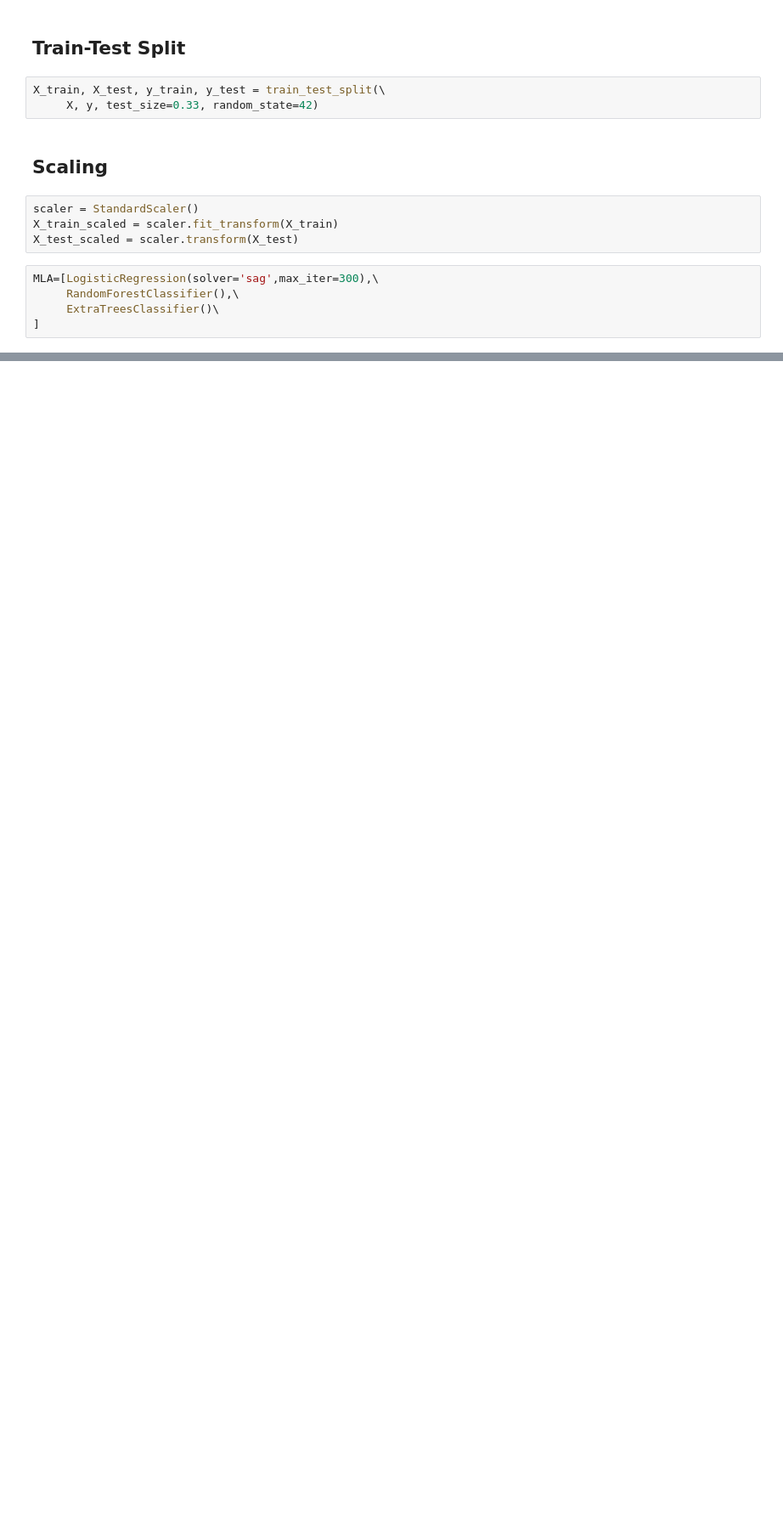
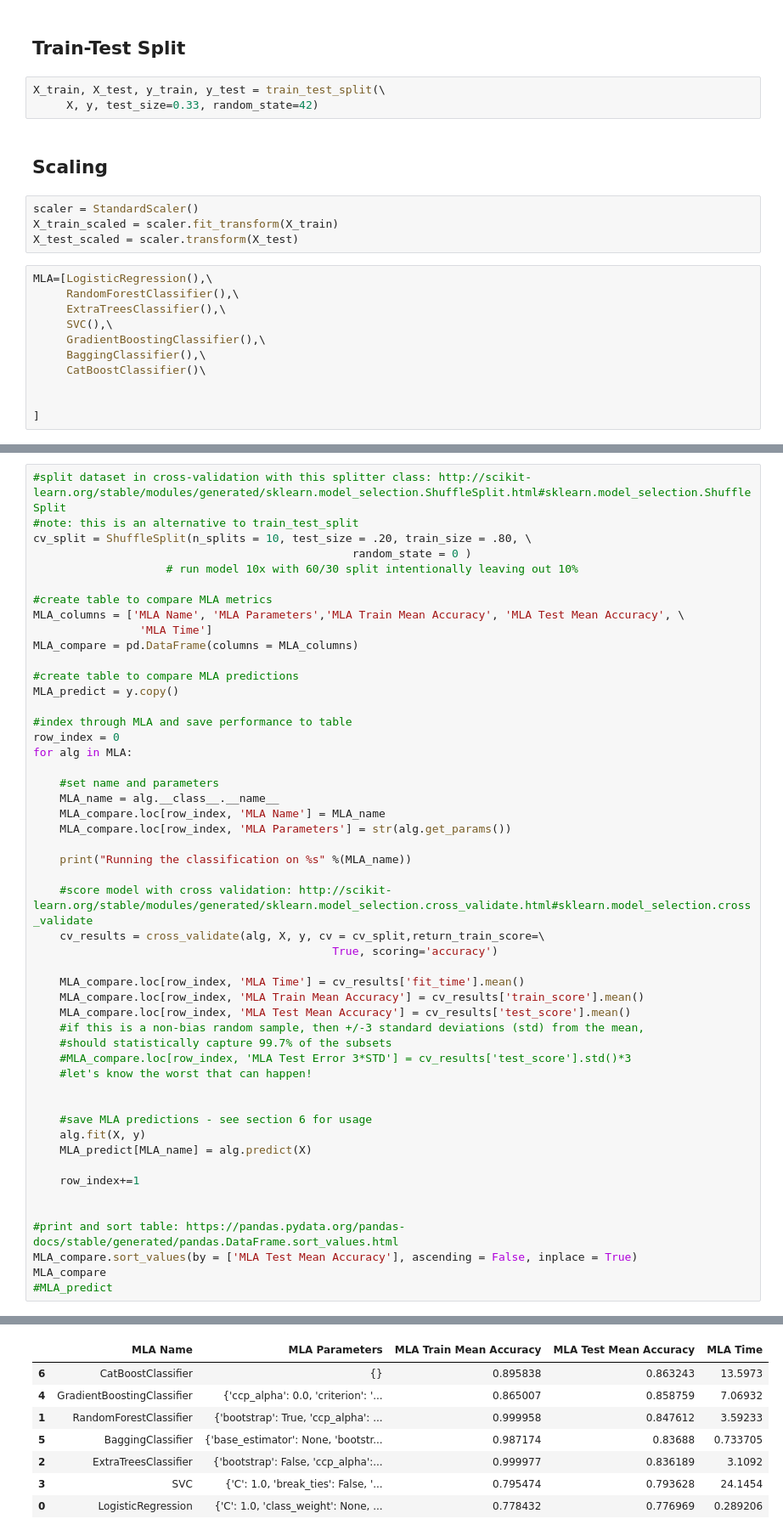
Before and after one commit to amanG251314/Income_Classifier, a Jupyter notebook: Model_Compare.ipynb, the cells around one changed output, grey strips where cells are left out. Shown: that part at 85% size. Cells and saved outputs as stored; diff of their text form; blank space fills up the shorter version.

```diff
--- a/Model_Compare.ipynb
+++ b/Model_Compare.ipynb
@@ -55,9 +55,15 @@ scaler = StandardScaler()
 X_train_scaled = scaler.fit_transform(X_train)
 X_test_scaled = scaler.transform(X_test)
 # %%
-MLA=[LogisticRegression(solver='sag',max_iter=300),\
+MLA=[LogisticRegression(),\
      RandomForestClassifier(),\
-     ExtraTreesClassifier()\
+     ExtraTreesClassifier(),\
+     SVC(),\
+     GradientBoostingClassifier(),\
+     BaggingClassifier(),\
+     CatBoostClassifier()\
+
+
 ]
 # %%
 MLA
@@ -67,0 +78,51 @@ MLA
+# %%
+#split dataset in cross-validation with this splitter class: http://scikit-learn.org/stable/modules/generated/sklearn.model_selection.ShuffleSplit.html#sklearn.model_selection.ShuffleSplit
+#note: this is an alternative to train_test_split
+cv_split = ShuffleSplit(n_splits = 10, test_size = .20, train_size = .80, \
+                                                random_state = 0 )
+                    # run model 10x with 60/30 split intentionally leaving out 10%
+
+#create table to compare MLA metrics
+MLA_columns = ['MLA Name', 'MLA Parameters','MLA Train Mean Accuracy', 'MLA Test Mean Accuracy', \
+                'MLA Time']
+MLA_compare = pd.DataFrame(columns = MLA_columns)
+
+#create table to compare MLA predictions
+MLA_predict = y.copy()
+
+#index through MLA and save performance to table
+row_index = 0
+for alg in MLA:
+
+    #set name and parameters
+    MLA_name = alg.__class__.__name__
+    MLA_compare.loc[row_index, 'MLA Name'] = MLA_name
+    MLA_compare.loc[row_index, 'MLA Parameters'] = str(alg.get_params())
+
+    print("Running the classification on %s" %(MLA_name))
+
+    #score model with cross validation: http://scikit-learn.org/stable/modules/generated/sklearn.model_selection.cross_validate.html#sklearn.model_selection.cross_validate
+    cv_results = cross_validate(alg, X, y, cv = cv_split,return_train_score=\
+                                             True, scoring='accuracy')
+
+    MLA_compare.loc[row_index, 'MLA Time'] = cv_results['fit_time'].mean()
+    MLA_compare.loc[row_index, 'MLA Train Mean Accuracy'] = cv_results['train_score'].mean()
+    MLA_compare.loc[row_index, 'MLA Test Mean Accuracy'] = cv_results['test_score'].mean()
+    #if this is a non-bias random sample, then +/-3 standard deviations (std) from the mean,
+    #should statistically capture 99.7% of the subsets
+    #MLA_compare.loc[row_index, 'MLA Test Error 3*STD'] = cv_results['test_score'].std()*3
+    #let's know the worst that can happen!
+
+
+    #save MLA predictions - see section 6 for usage
+    alg.fit(X, y)
+    MLA_predict[MLA_name] = alg.predict(X)
+
+    row_index+=1
+
+
+#print and sort table: https://pandas.pydata.org/pandas-docs/stable/generated/pandas.DataFrame.sort_values.html
+MLA_compare.sort_values(by = ['MLA Test Mean Accuracy'], ascending = False, inplace = True)
+MLA_compare
+#MLA_predict
+# %% [output]
@@ -67,0 +164,8 @@ MLA
+|  | MLA Name | MLA Parameters | MLA Train Mean Accuracy | MLA Test Mean Accuracy | MLA Time |
+| 6 | CatBoostClassifier | {} | 0.895838 | 0.863243 | 13.5973 |
+| 4 | GradientBoostingClassifier | {'ccp_alpha': 0.0, 'criterion': '... | 0.865007 | 0.858759 | 7.06932 |
+| 1 | RandomForestClassifier | {'bootstrap': True, 'ccp_alpha': ... | 0.999958 | 0.847612 | 3.59233 |
+| 5 | BaggingClassifier | {'base_estimator': None, 'bootstr... | 0.987174 | 0.83688 | 0.733705 |
+| 2 | ExtraTreesClassifier | {'bootstrap': False, 'ccp_alpha':... | 0.999977 | 0.836189 | 3.1092 |
+| 3 | SVC | {'C': 1.0, 'break_ties': False, '... | 0.795474 | 0.793628 | 24.1454 |
+| 0 | LogisticRegression | {'C': 1.0, 'class_weight': None, ... | 0.778432 | 0.776969 | 0.289206 |
```
Also changed, not shown: parts of 4 cells of this notebook.
